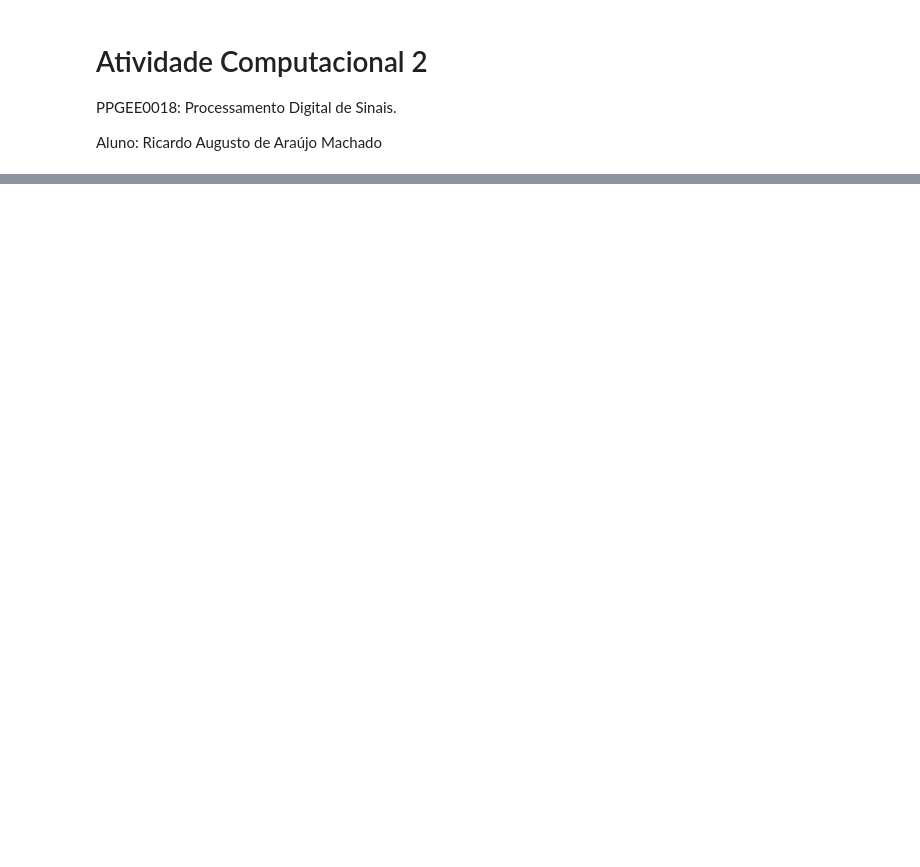
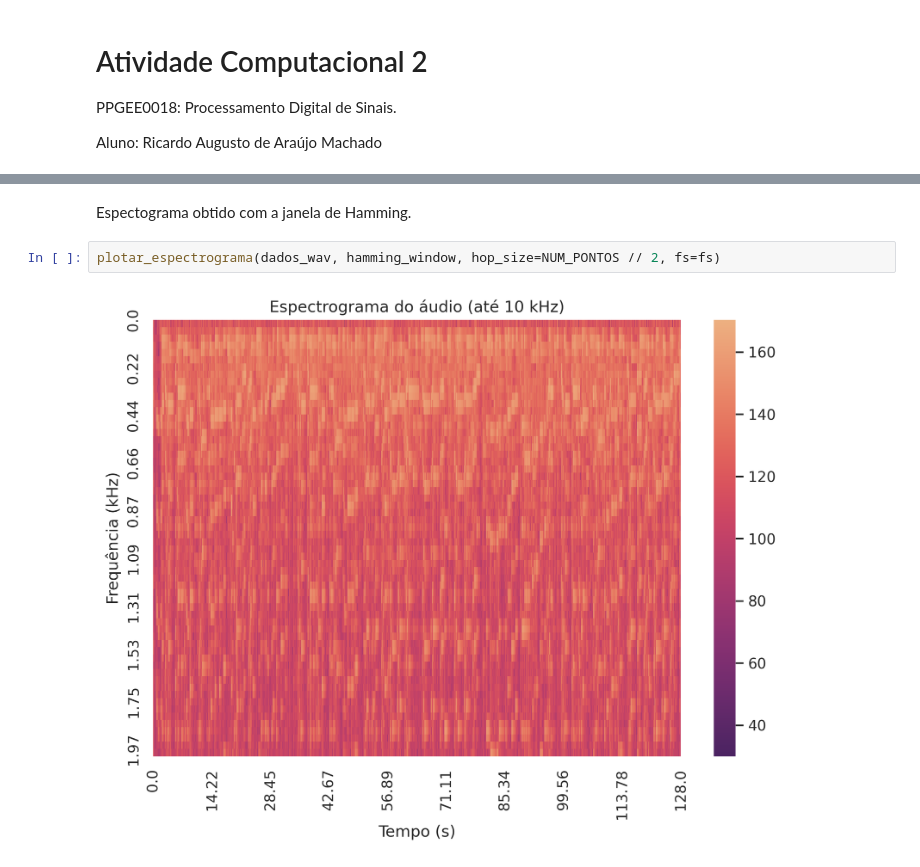
Before and after one commit to ricardoamachado/PPGEE0018, a Jupyter notebook: Atividades/atividade2.ipynb, the cells around one changed output, grey strips where cells are left out. Saved outputs shown, nothing was run; the diff lists cells and outputs as text; blank space fills up the shorter version.

```diff
--- a/Atividades/atividade2.ipynb
+++ b/Atividades/atividade2.ipynb
@@ -45,0 +61,6 @@ plotar_espectrograma(dados_wav, window, hop_size=NUM_PONTOS//4, fs=fs)
+# %% [markdown]
+Espectograma obtido com a janela de Hamming.
+# %%
+plotar_espectrograma(dados_wav, hamming_window, hop_size=NUM_PONTOS // 2, fs=fs)
+# %% [output]
+[figure, added]
```
Also changed, not shown: parts of 9 cells of this notebook, 1 other file.
